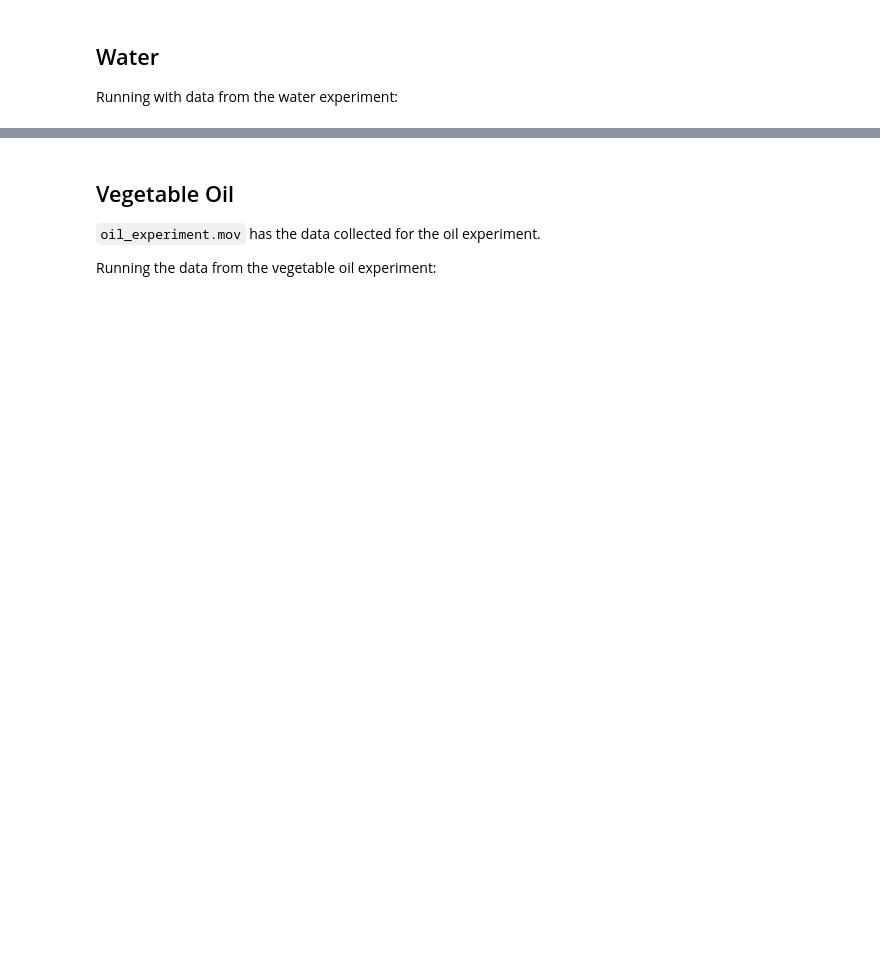
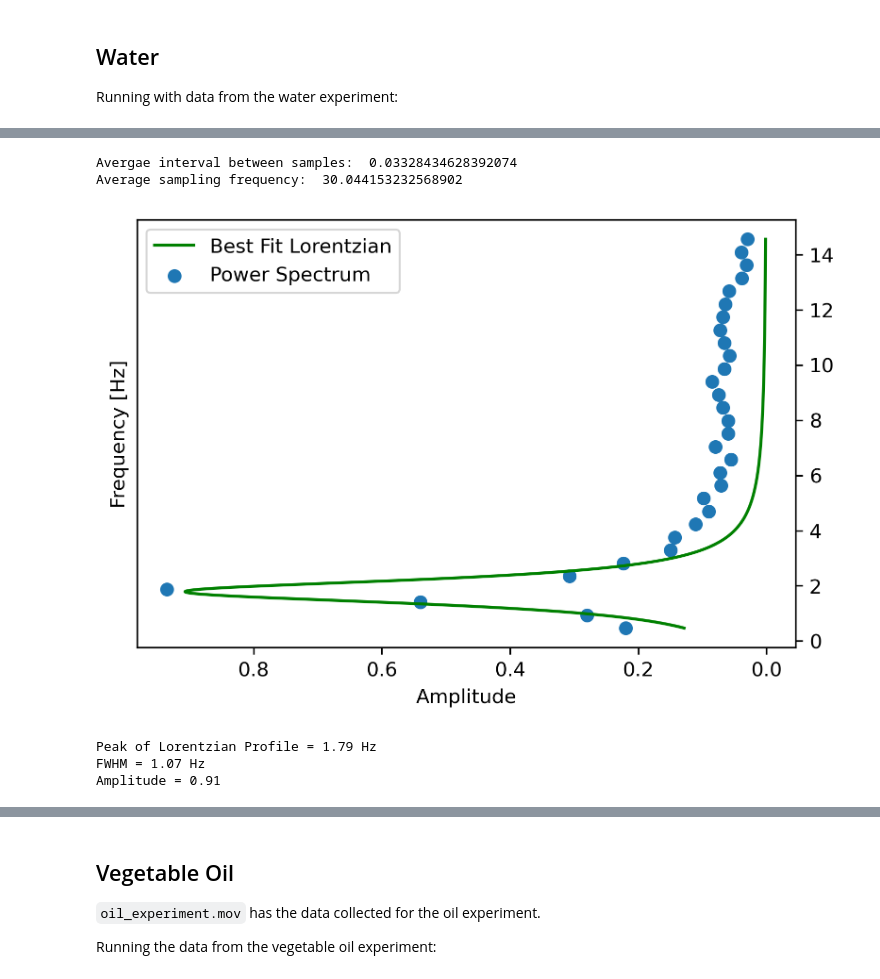
Before and after one commit to kevroi/AdvLab, a Jupyter notebook: fluid_osc/GravityDrivenFluidOscillations.ipynb, the cells around one changed output, grey strips where cells are left out. Cells and saved outputs as stored; diff of their text form; code cells hidden in the pictures; blank space fills up the shorter version.

```diff
--- a/fluid_osc/GravityDrivenFluidOscillations.ipynb
+++ b/fluid_osc/GravityDrivenFluidOscillations.ipynb
@@ -20,0 +234,75 @@ Running with data from the water experiment:
+# %%
+# FFT on raw data
+# calculate avergae sampling rate
+sum = 0
+for i in range(len(time_data_clean)-1):
+    sum += time_data_clean[i+1]-time_data_clean[i]
+
+
+avg_time_between_samples = sum/(len(time_data_clean)-1)
+print('Avergae interval between samples: ', avg_time_between_samples)
+
+samplingFrequency   = 1/avg_time_between_samples
+print('Average sampling frequency: ', samplingFrequency)
+
+
+# Compute Fourier transform for Power Spectrum
+zs = z_data_clean[1:]
+ts = time_data_clean[1:]
+
+fourierTransform = np.fft.fft(zs)/len(zs)           # Normalize amplitude
+fourierTransform = fourierTransform[range(int(len(zs)/2))] # Exclude sampling frequency
+
+tpCount     = len(zs)
+values      = np.arange(int(tpCount/2))
+timePeriod  = tpCount/samplingFrequency
+frequencies = values/timePeriod
+
+# Frequency domain representation
+# ignore peak at 0 Hz - this is caused by DC signal bias
+# occurs when the signal encloses more area above the time axis than below
+fourierTransform = fourierTransform[1:]
+frequencies = frequencies[1:]
+
+# Lorentzian profile to fit Power spectrum
+def lorentzian(f, f0, A, gamma):
+    return A * gamma**2 / (gamma**2 + (f-f0)**2)
+
+initial_values = np.array([1, 1, 1])
+popt, pcov = optimize.curve_fit(lorentzian,
+                        frequencies,
+                        abs(fourierTransform),
+                        absolute_sigma=True, # Don't forget this!
+                        p0=initial_values,
+                        maxfev=500000)
+
+f0_solution, A_solution, gamma_solution = popt
+
+smooth_fvals = np.linspace(min(frequencies), max(frequencies), 1000)
+smooth_lorentz = lorentzian(smooth_fvals, *popt)
+
+max_freq_component = frequencies[np.argmax(abs(fourierTransform))]
+plt.scatter(abs(fourierTransform), frequencies, label='Power Spectrum')
+plt.plot(smooth_lorentz, smooth_fvals, label='Best Fit Lorentzian', color='g')
+plt.tick_params(axis='y', which='both', labelleft=False, labelright=True, left=False, right=True)
+# x1,x2,y1,y2 = plt.axis()
+# plt.axis((0,10,y1,1))
+plt.gca().invert_xaxis()
+plt.ylabel('Frequency [Hz]')
+plt.xlabel('Amplitude')
+
+plt.legend()
+plt.show()
+
+print(f'Peak of Lorentzian Profile = {f0_solution:0.2f} Hz')
+print(f'FWHM = {2*gamma_solution:0.2f} Hz')
+print(f'Amplitude = {A_solution:0.2f}')
+fp_w20 = f0_solution # water at 20 degrees peak freq
+fwhm_w20 = 2*gamma_solution
+# %% [output]
+Avergae interval between samples:  0.03328434628392074
+Average sampling frequency:  30.044153232568902
+[figure, added]
+Peak of Lorentzian Profile = 1.79 Hz
+FWHM = 1.07 Hz
+Amplitude = 0.91
```
Also changed, not shown: parts of 95 cells of this notebook, 19 other files.
